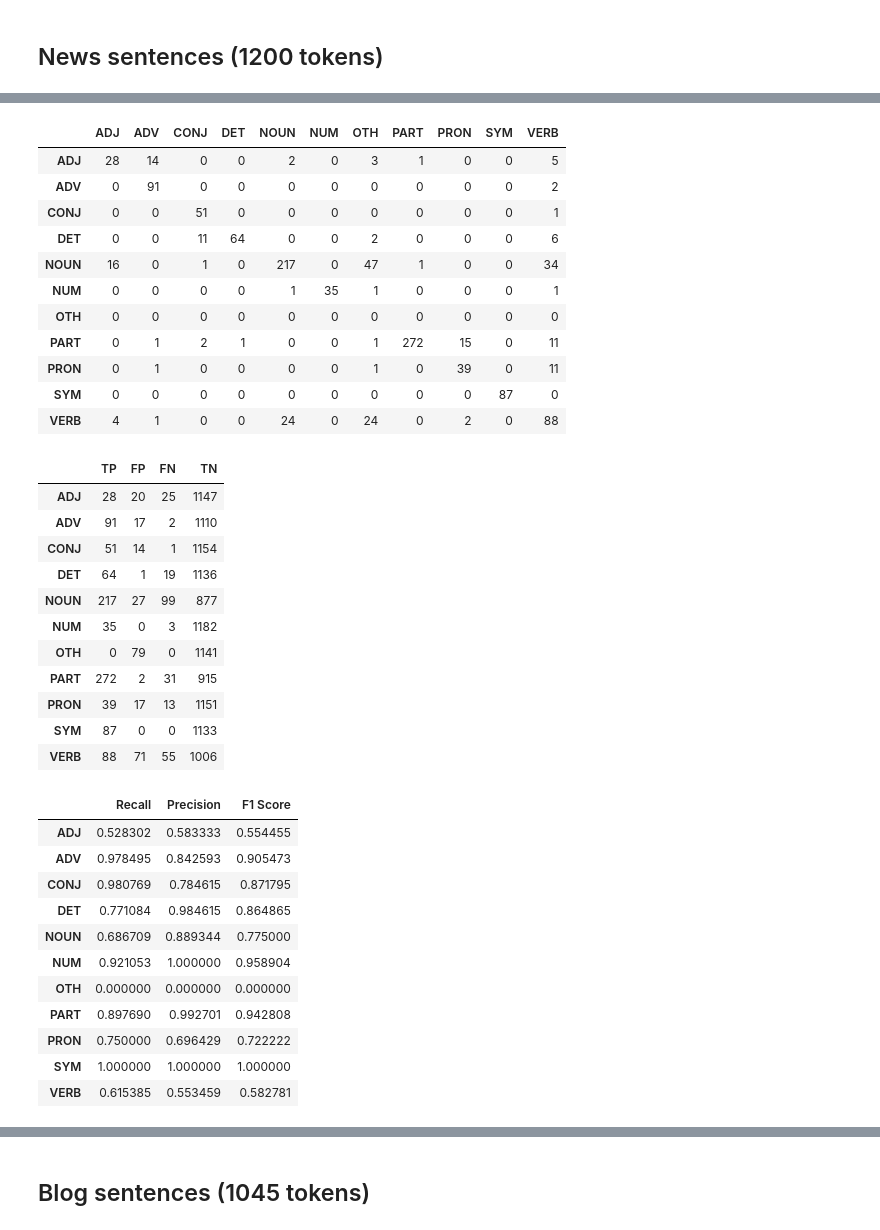
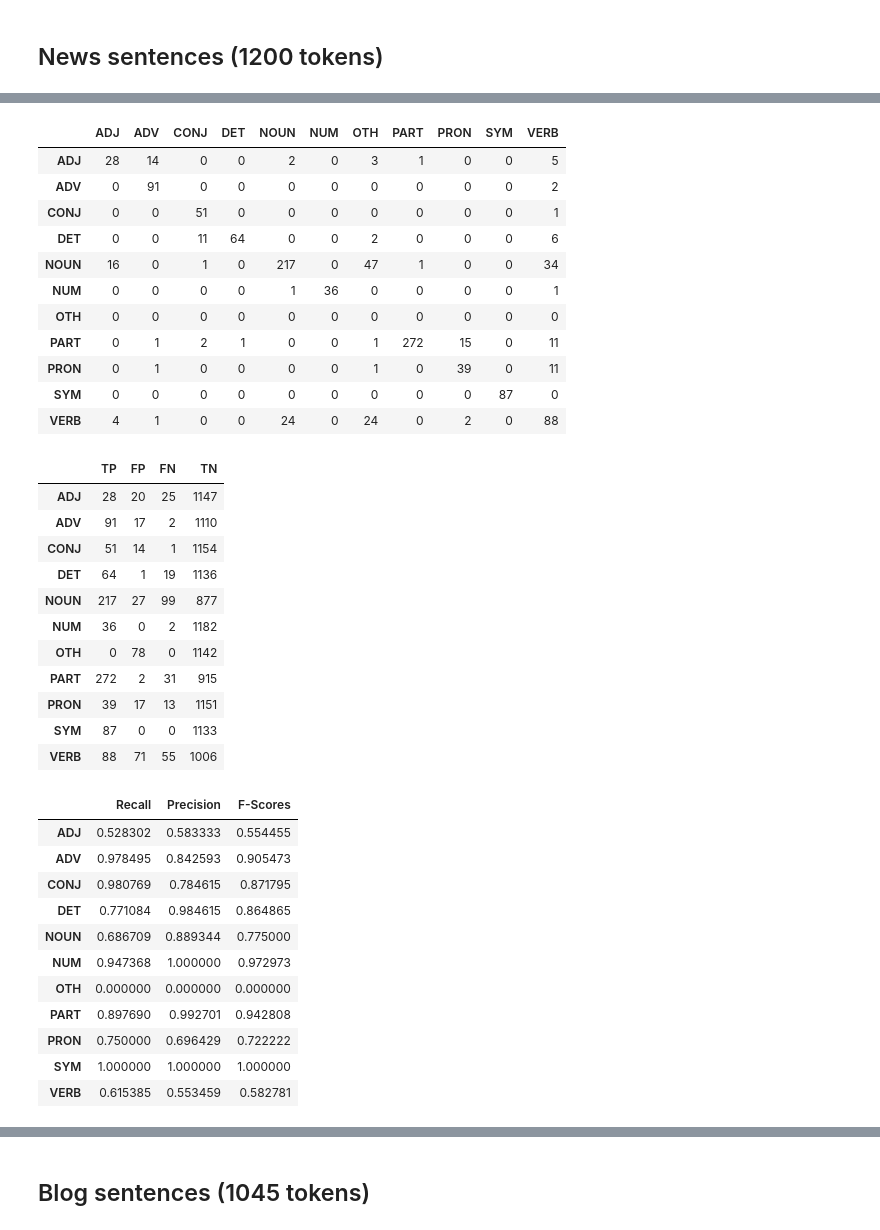
Before and after one commit to rjrequina/Cebuano-POS-Tagger, a Jupyter notebook: eval/Evaluation.ipynb, the cells around one changed output, grey strips where cells are left out. Saved outputs shown, nothing was run; the diff lists cells and outputs as text; code cells hidden in the pictures.

```diff
--- a/eval/Evaluation.ipynb
+++ b/eval/Evaluation.ipynb
@@ -12,7 +12,9 @@ import pandas as pd
 # %%
 words = te.tag_test_sentences(test_all=False, specific='news-sentences.txt')
 
-y_true_1 = te.extract_actual_pos_tags(test_all=False, specific='news-sentences.txt')
 y_pred_1 = te.extract_predicted_pos_tags(words=words)
+y_true_1 = te.extract_actual_pos_tags(test_all=False, specific='news-sentences.txt', words=words)
+
 print(len(y_pred_1))
+print(len(y_true_1))
 # %% [output]
@@ -29,7 +47,7 @@ cm_df
 | CONJ | 0 | 0 | 51 | 0 | 0 | 0 | 0 | 0 | 0 | 0 | 1 |
 | DET | 0 | 0 | 11 | 64 | 0 | 0 | 2 | 0 | 0 | 0 | 6 |
 | NOUN | 16 | 0 | 1 | 0 | 217 | 0 | 47 | 1 | 0 | 0 | 34 |
-| NUM | 0 | 0 | 0 | 0 | 1 | 35 | 1 | 0 | 0 | 0 | 1 |
+| NUM | 0 | 0 | 0 | 0 | 1 | 36 | 0 | 0 | 0 | 0 | 1 |
 | OTH | 0 | 0 | 0 | 0 | 0 | 0 | 0 | 0 | 0 | 0 | 0 |
 | PART | 0 | 1 | 2 | 1 | 0 | 0 | 1 | 272 | 15 | 0 | 11 |
 | PRON | 0 | 1 | 0 | 0 | 0 | 0 | 1 | 0 | 39 | 0 | 11 |
@@ -47,8 +65,8 @@ values_df
 | CONJ | 51 | 14 | 1 | 1154 |
 | DET | 64 | 1 | 19 | 1136 |
 | NOUN | 217 | 27 | 99 | 877 |
-| NUM | 35 | 0 | 3 | 1182 |
-| OTH | 0 | 79 | 0 | 1141 |
+| NUM | 36 | 0 | 2 | 1182 |
+| OTH | 0 | 78 | 0 | 1142 |
 | PART | 272 | 2 | 31 | 915 |
 | PRON | 39 | 17 | 13 | 1151 |
 | SYM | 87 | 0 | 0 | 1133 |
@@ -56,21 +74,21 @@ values_df
 # %%
 recalls = recall_score(y_true=y_true_1, y_pred=y_pred_1, average=None)
 precisions = precision_score(y_true=y_true_1, y_pred=y_pred_1, average=None)
 fscores = f1_score(y_true=y_true_1, y_pred=y_pred_1, average=None)
 
 recall_series = pd.Series(recalls, name='Recall', index=tag_columns, dtype=float)
 precision_series = pd.Series(precisions, name='Precision', index=tag_columns, dtype=float)
-fscore_series = pd.Series(fscores, name='F1 Score', index=tag_columns, dtype=float)
+fscore_series = pd.Series(fscores, name='F-Scores', index=tag_columns, dtype=float)
 
 pd.concat([recall_series, precision_series, fscore_series], axis=1)
 # %% [output]
-|  | Recall | Precision | F1 Score |
+|  | Recall | Precision | F-Scores |
 | ADJ | 0.528302 | 0.583333 | 0.554455 |
 | ADV | 0.978495 | 0.842593 | 0.905473 |
 | CONJ | 0.980769 | 0.784615 | 0.871795 |
 | DET | 0.771084 | 0.984615 | 0.864865 |
 | NOUN | 0.686709 | 0.889344 | 0.775000 |
-| NUM | 0.921053 | 1.000000 | 0.958904 |
+| NUM | 0.947368 | 1.000000 | 0.972973 |
 | OTH | 0.000000 | 0.000000 | 0.000000 |
 | PART | 0.897690 | 0.992701 | 0.942808 |
 | PRON | 0.750000 | 0.696429 | 0.722222 |
```
Also changed, not shown: parts of 17 cells of this notebook, 2 other files.
